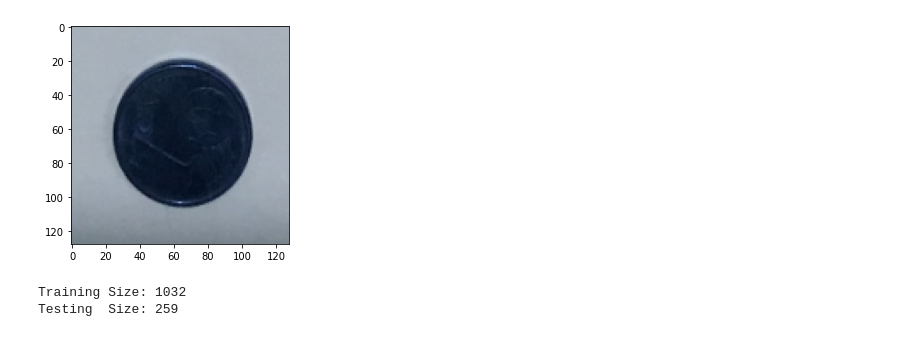
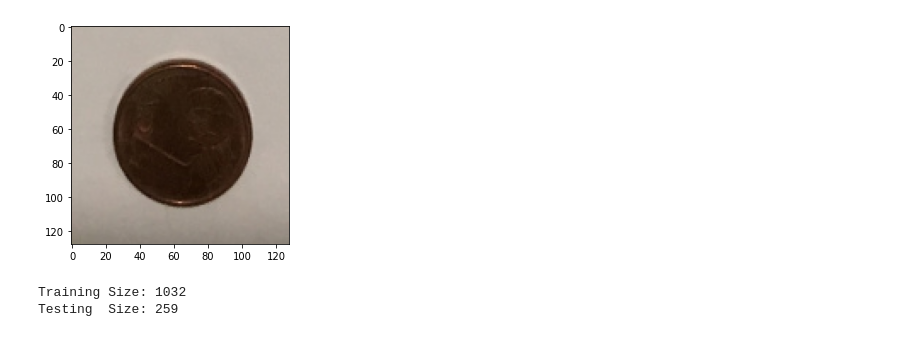
Before and after one commit to Migran99/EURO-Coin-Detector, a Jupyter notebook: notebooks/trainANN.ipynb, the cells around one changed output. Drawn from its saved outputs; the diff is of its cells as text; code cells hidden in the pictures.

```diff
--- a/notebooks/trainANN.ipynb
+++ b/notebooks/trainANN.ipynb
@@ -44,12 +47,12 @@ def loadData(path="../output"):
     return X,y,data
 # %%
 X,y,_ = loadData()
-plt.imshow(X[3])
+plt.imshow(cv2.cvtColor(X[3], cv2.COLOR_BGR2RGB))
 plt.show()
 X_train, X_test, y_train, y_test = train_test_split(X, y, test_size=0.2)
 print('Training Size:', len(X_train))
 print('Testing  Size:', len(X_test))
 # %% [output]
-[figure, old version]
+[figure, new version]
 Training Size: 1032
 Testing  Size: 259
```
Also changed, not shown: parts of 8 cells of this notebook, 15 other files.
